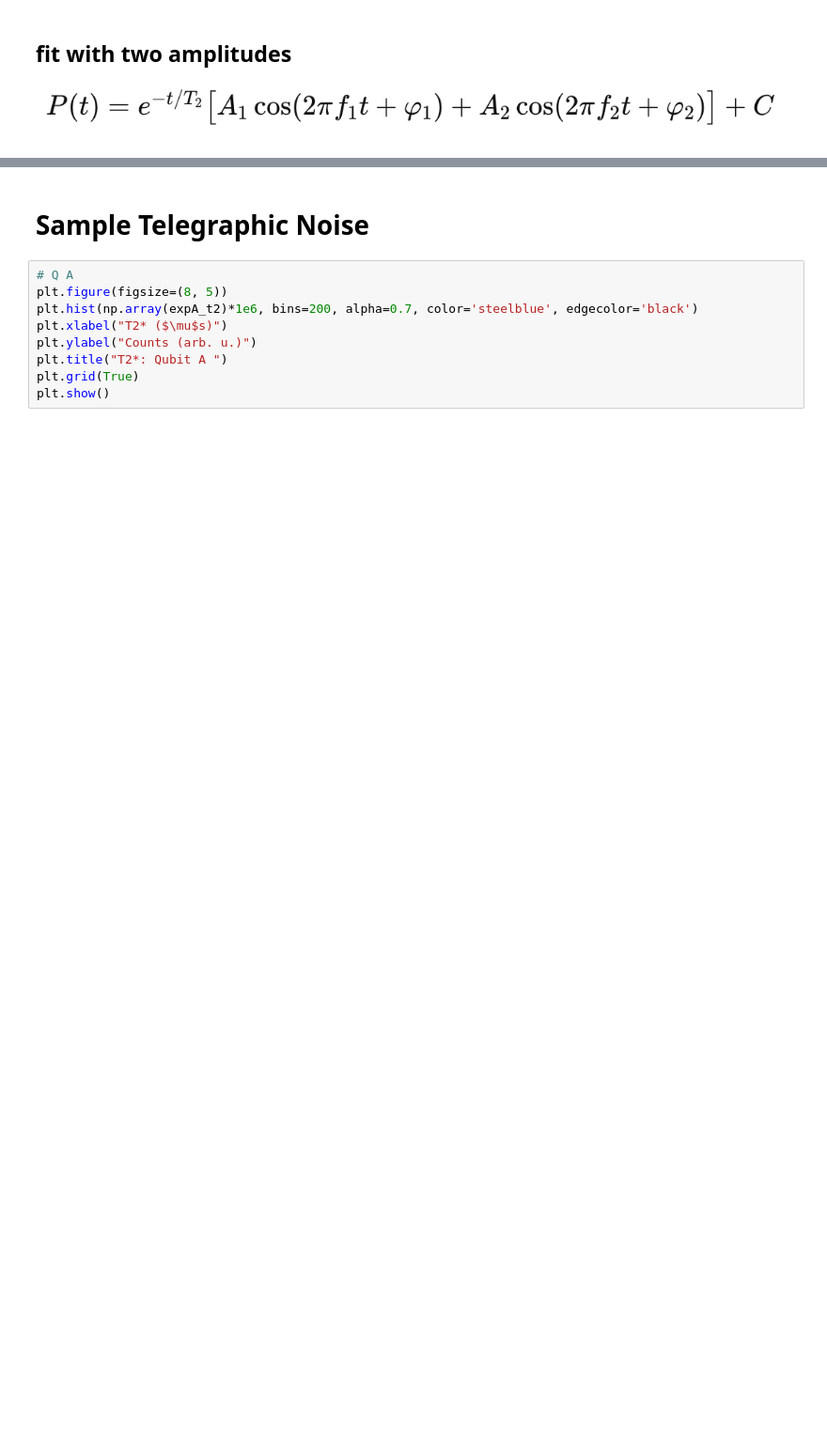
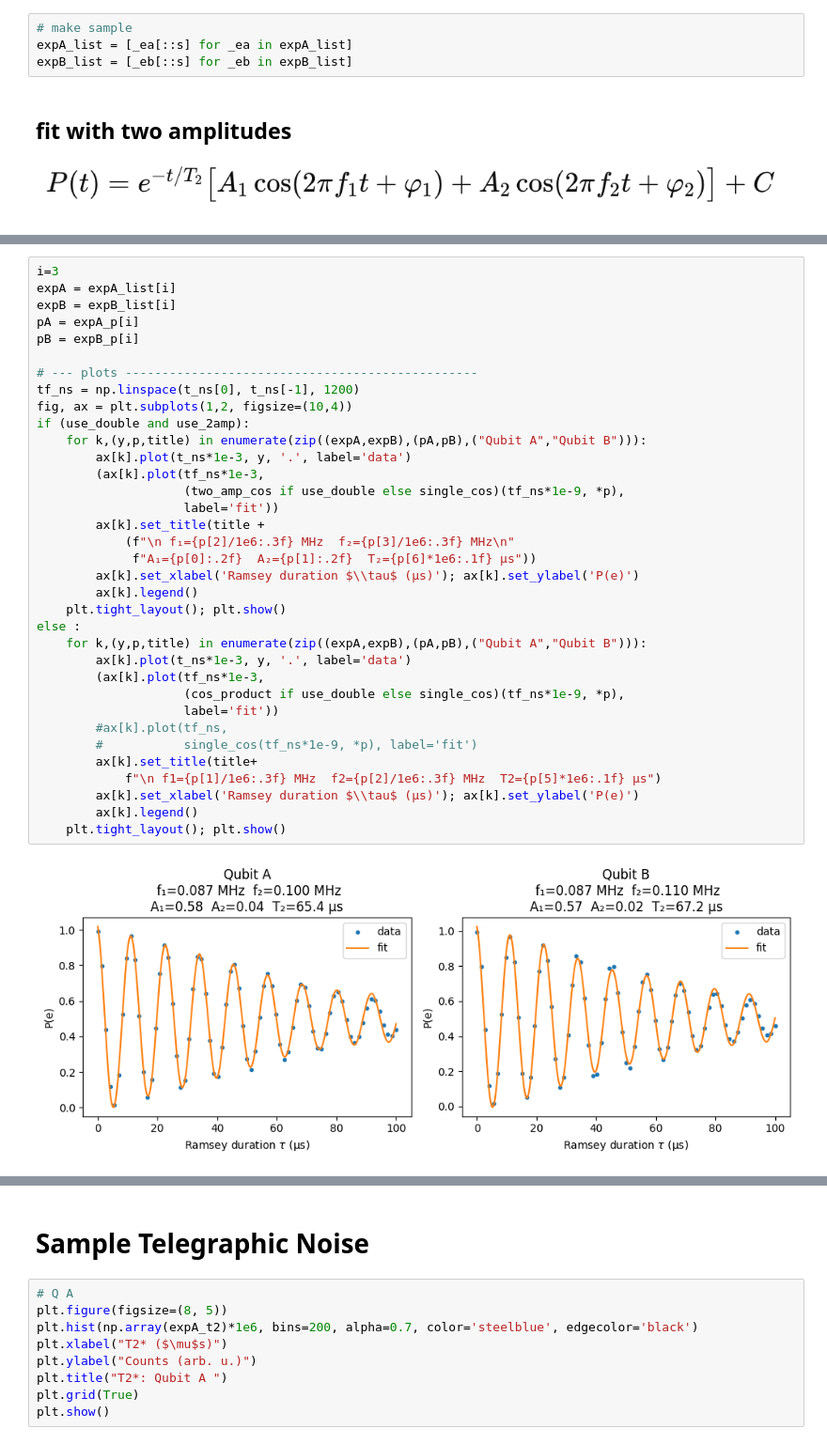
Before and after one commit to jyamaoka/qubit_zz_coupling, a Jupyter notebook: examples/t1a_PLOTS_ZZandTLS_V2_NF_071825.ipynb, the cells around one changed output, grey strips where cells are left out. Shown at 94% size. Saved outputs shown, nothing was run; the diff lists cells and outputs as text; blank space fills up the shorter version.

```diff
--- a/examples/t1a_PLOTS_ZZandTLS_V2_NF_071825.ipynb
+++ b/examples/t1a_PLOTS_ZZandTLS_V2_NF_071825.ipynb
@@ -589,3 +723,7 @@ plt.tight_layout(); plt.show()
+# %%
+# make sample
+expA_list = [_ea[::s] for _ea in expA_list]
+expB_list = [_eb[::s] for _eb in expB_list]
 # %% [markdown]
 ## fit with two amplitudes
 ![image.png](attachment:image.png)
@@ -660,0 +917,37 @@ plt.tight_layout(); plt.show()
+# %%
+i=3
+expA = expA_list[i]
+expB = expB_list[i]
+pA = expA_p[i]
+pB = expB_p[i]
+
+# --- plots ------------------------------------------------
+tf_ns = np.linspace(t_ns[0], t_ns[-1], 1200)
+fig, ax = plt.subplots(1,2, figsize=(10,4))
+if (use_double and use_2amp):
+    for k,(y,p,title) in enumerate(zip((expA,expB),(pA,pB),("Qubit A","Qubit B"))):
+        ax[k].plot(t_ns*1e-3, y, '.', label='data')
+        (ax[k].plot(tf_ns*1e-3,
+                    (two_amp_cos if use_double else single_cos)(tf_ns*1e-9, *p),
+                    label='fit'))
+        ax[k].set_title(title +
+            (f"\n f₁={p[2]/1e6:.3f} MHz  f₂={p[3]/1e6:.3f} MHz\n"
+             f"A₁={p[0]:.2f}  A₂={p[1]:.2f}  T₂={p[6]*1e6:.1f} µs"))
+        ax[k].set_xlabel('Ramsey duration $\\tau$ (µs)'); ax[k].set_ylabel('P(e)')
+        ax[k].legend()
+    plt.tight_layout(); plt.show()
+else :
+    for k,(y,p,title) in enumerate(zip((expA,expB),(pA,pB),("Qubit A","Qubit B"))):
+        ax[k].plot(t_ns*1e-3, y, '.', label='data')
+        (ax[k].plot(tf_ns*1e-3,
+                    (cos_product if use_double else single_cos)(tf_ns*1e-9, *p),
+                    label='fit'))
+        #ax[k].plot(tf_ns,
+        #           single_cos(tf_ns*1e-9, *p), label='fit')
+        ax[k].set_title(title+
+            f"\n f1={p[1]/1e6:.3f} MHz  f2={p[2]/1e6:.3f} MHz  T2={p[5]*1e6:.1f} µs")
+        ax[k].set_xlabel('Ramsey duration $\\tau$ (µs)'); ax[k].set_ylabel('P(e)')
+        ax[k].legend()
+    plt.tight_layout(); plt.show()
+# %% [output]
+[figure, added]
```
Also changed, not shown: parts of 26 cells of this notebook, 4 other files.
